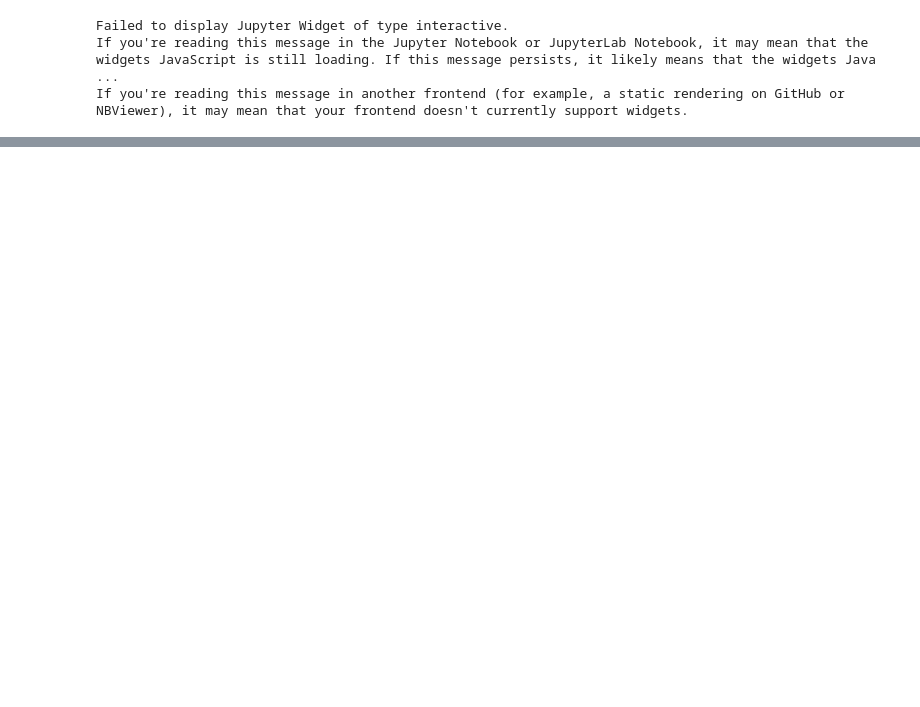
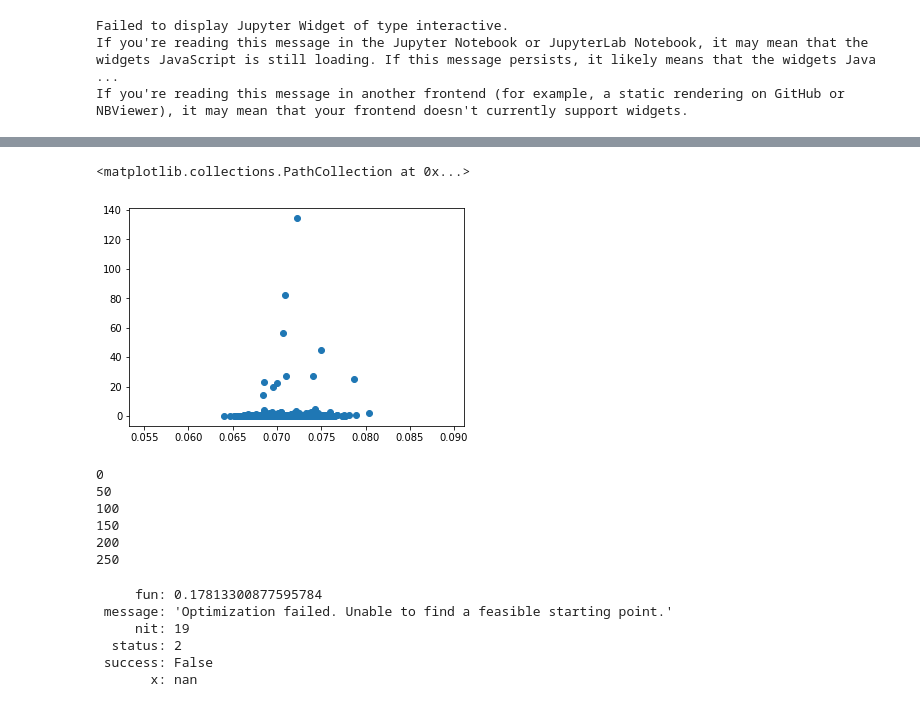
Before and after one commit to X-DataInitiative/tick, a Jupyter notebook: experience/Dual inits.ipynb, the cells around one changed output, grey strips where cells are left out. Drawn from its saved outputs; the diff is of its cells as text; code cells hidden in the pictures; blank space fills up the shorter version.

Commit message:
Work on dual inits

```diff
--- a/experience/Dual inits.ipynb
+++ b/experience/Dual inits.ipynb
@@ -144,0 +249,27 @@ tick
+# %%
+sdca = sdca_list[0]
+# sdca.solution
+# %%
+features, labels = sdca.model.features, sdca.model.labels
+non_zero_features = features[labels != 0]
+non_zero_labels = labels[labels != 0]
+
+norms = np.linalg.norm(non_zero_features, axis=1)
+dual_inits = sdca.model.get_dual_init(sdca.l_l2sq, init_type='psi')
+normalized_dual = sdca.dual_solution / norms
+normalized_dual_inits = dual_inits / norms
+
+coeffs = normalized_dual / normalized_dual_inits
+top_left = np.argmax(coeffs)
+top_lefts = np.argsort(coeffs)[::-1][:5]
+
+mask = normalized_dual_inits > 40
+good_duals = normalized_dual.copy()
+good_duals[coeffs > 3] = 0
+top_right = np.argsort(good_duals)[::-1][:5]
+
+psi = np.mean(features, axis=0)
+psi.dot(non_zero_features[top_lefts[0]])
+
+mean_sum_x = np.mean(non_zero_features, axis=0)
+mean_sum_yx = np.mean((non_zero_features.T * non_zero_labels).T, axis=0)
@@ -144,0 +313,28 @@ tick
+# %%
+norms = np.linalg.norm(non_zero_features, axis=1)
+
+#plt.scatter(normalized_dual, 1 / psi.dot(non_zero_features.T))
+# plt.scatter(non_zero_labels, normalized_dual)
+#plt.scatter(1 / psi.dot(non_zero_features.T), normalized_dual / non_zero_labels)
+plt.scatter(1 / np.sqrt(mean_sum_yx.dot(non_zero_features.T)), sdca.dual_solution / non_zero_labels)
+# %% [output]
+<matplotlib.collections.PathCollection at 0x...>
+[figure, added]
+# %%
+generators, results = find_generators(non_zero_features[:, :10])
+# %% [output]
+0
+50
+100
+150
+200
+250
+# %%
+results[0]
+# %% [output]
+     fun: 0.17813300877595784
+ message: 'Optimization failed. Unable to find a feasible starting point.'
+     nit: 19
+  status: 2
+ success: False
+       x: nan
```
Also changed, not shown: parts of 13 cells of this notebook, 5 other files.
